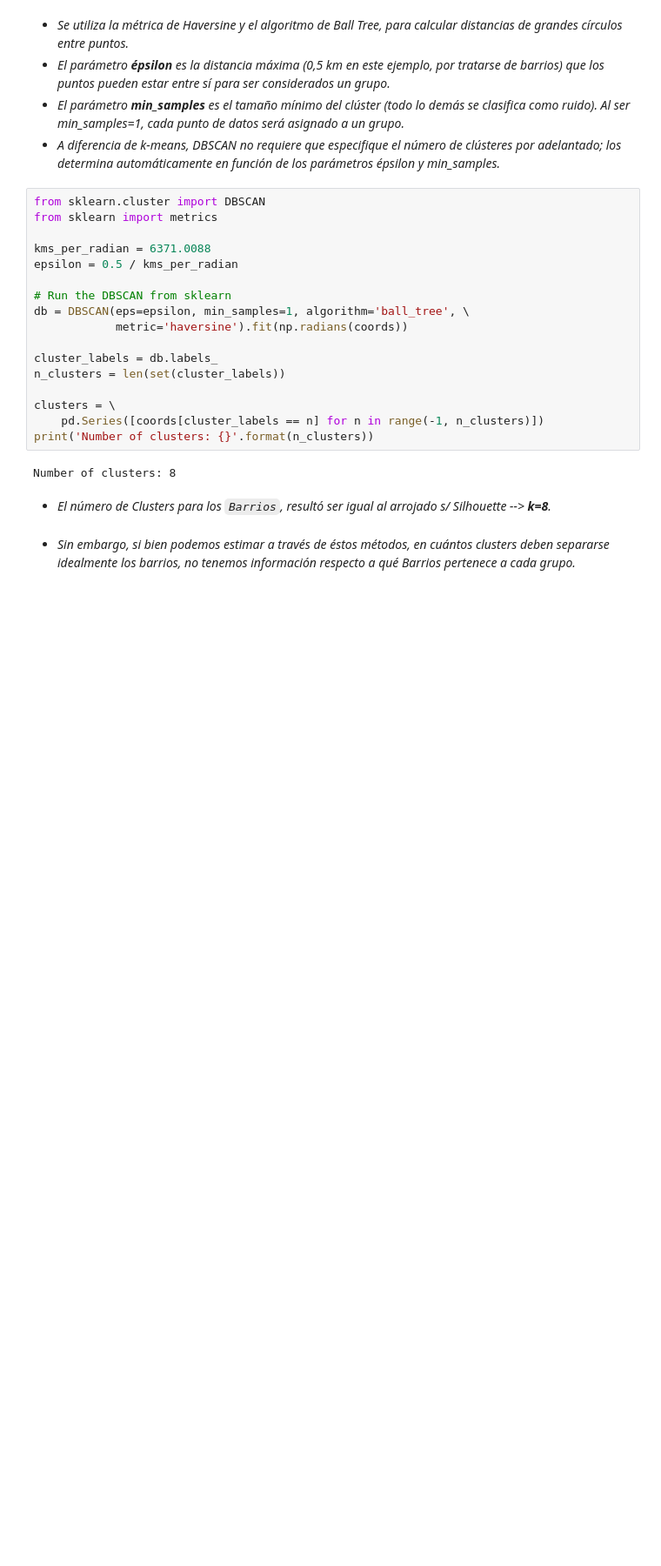
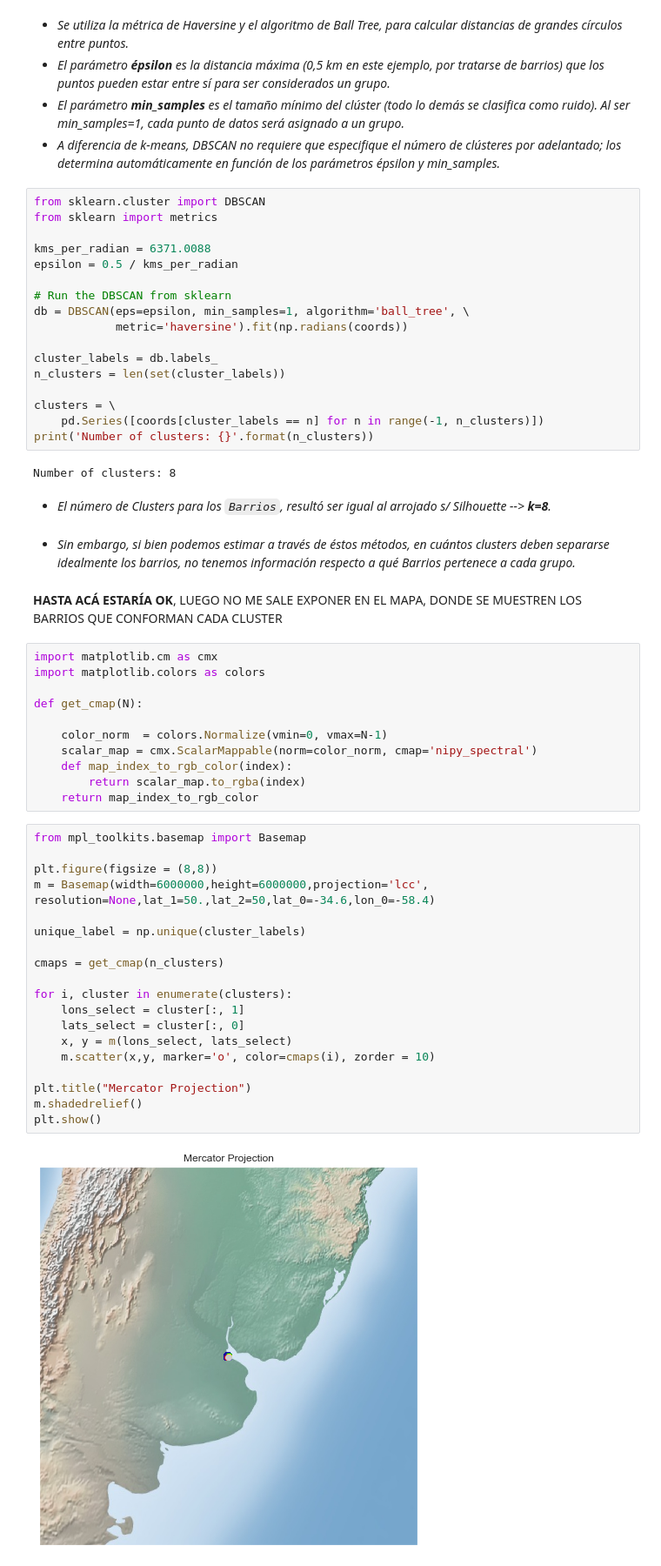
Before and after one commit to alseveso/AcamicaDS, a Jupyter notebook: Proyectos/Proyecto 2_Alejandra Seveso.ipynb, the cells around one changed output. Shown at 87% size. Saved outputs shown, nothing was run; the diff lists cells and outputs as text; blank space fills up the shorter version.

```diff
--- a/Proyectos/Proyecto 2_Alejandra Seveso.ipynb
+++ b/Proyectos/Proyecto 2_Alejandra Seveso.ipynb
@@ -1901,3 +1904,37 @@ Number of clusters: 8
 * *El número de Clusters para los `Barrios`, resultó ser igual al arrojado s/ Silhouette --> **k=8**.*
 # %% [markdown]
 * *Sin embargo, si bien podemos estimar a través de éstos métodos, en cuántos clusters deben separarse idealmente los barrios, no tenemos información respecto a qué Barrios pertenece a cada grupo.*
+# %% [markdown]
+**HASTA ACÁ ESTARÍA OK**, LUEGO NO ME SALE EXPONER EN EL MAPA, DONDE SE MUESTREN LOS BARRIOS QUE CONFORMAN CADA CLUSTER
+# %%
+import matplotlib.cm as cmx
+import matplotlib.colors as colors
+
+def get_cmap(N):
+
+    color_norm  = colors.Normalize(vmin=0, vmax=N-1)
+    scalar_map = cmx.ScalarMappable(norm=color_norm, cmap='nipy_spectral')
+    def map_index_to_rgb_color(index):
+        return scalar_map.to_rgba(index)
+    return map_index_to_rgb_color
+# %%
+from mpl_toolkits.basemap import Basemap
+
+plt.figure(figsize = (8,8))
+m = Basemap(width=6000000,height=6000000,projection='lcc', resolution=None,lat_1=50.,lat_2=50,lat_0=-34.6,lon_0=-58.4)
+
+unique_label = np.unique(cluster_labels)
+
+cmaps = get_cmap(n_clusters)
+
+for i, cluster in enumerate(clusters):
+    lons_select = cluster[:, 1]
+    lats_select = cluster[:, 0]
+    x, y = m(lons_select, lats_select)
+    m.scatter(x,y, marker='o', color=cmaps(i), zorder = 10)
+
+plt.title("Mercator Projection")
+m.shadedrelief()
+plt.show()
+# %% [output]
+[figure, added]
```
Also changed, not shown: parts of 5 cells of this notebook, 1 other file.
